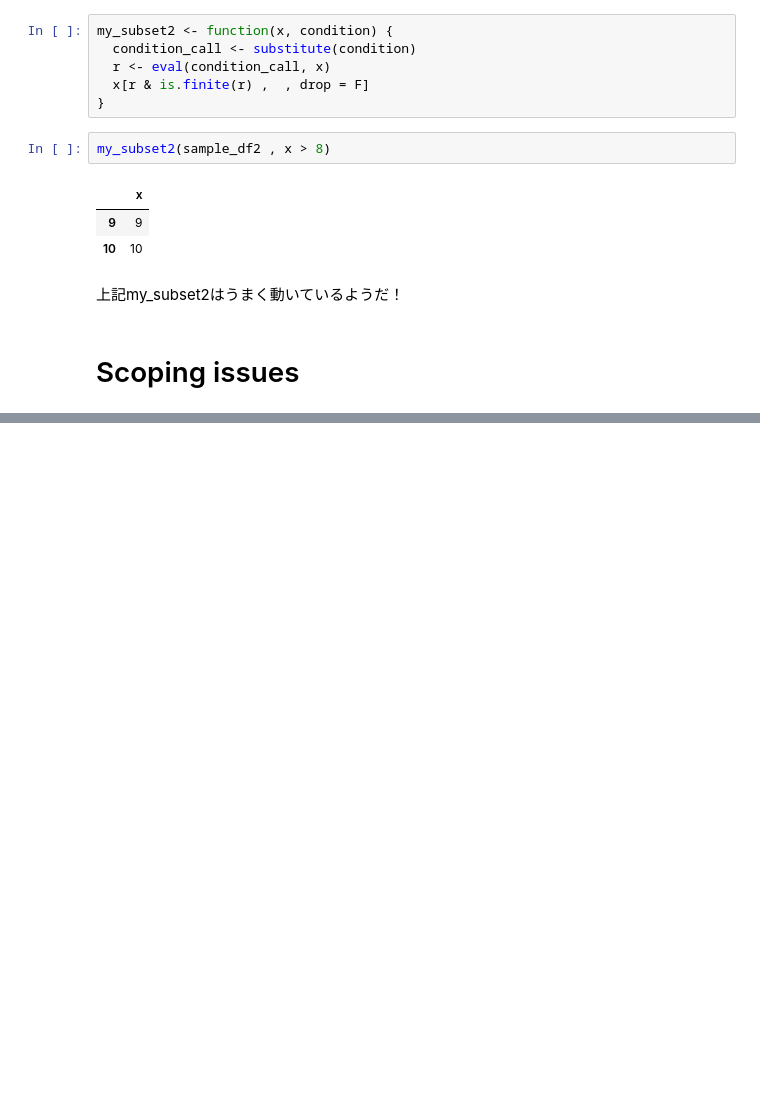
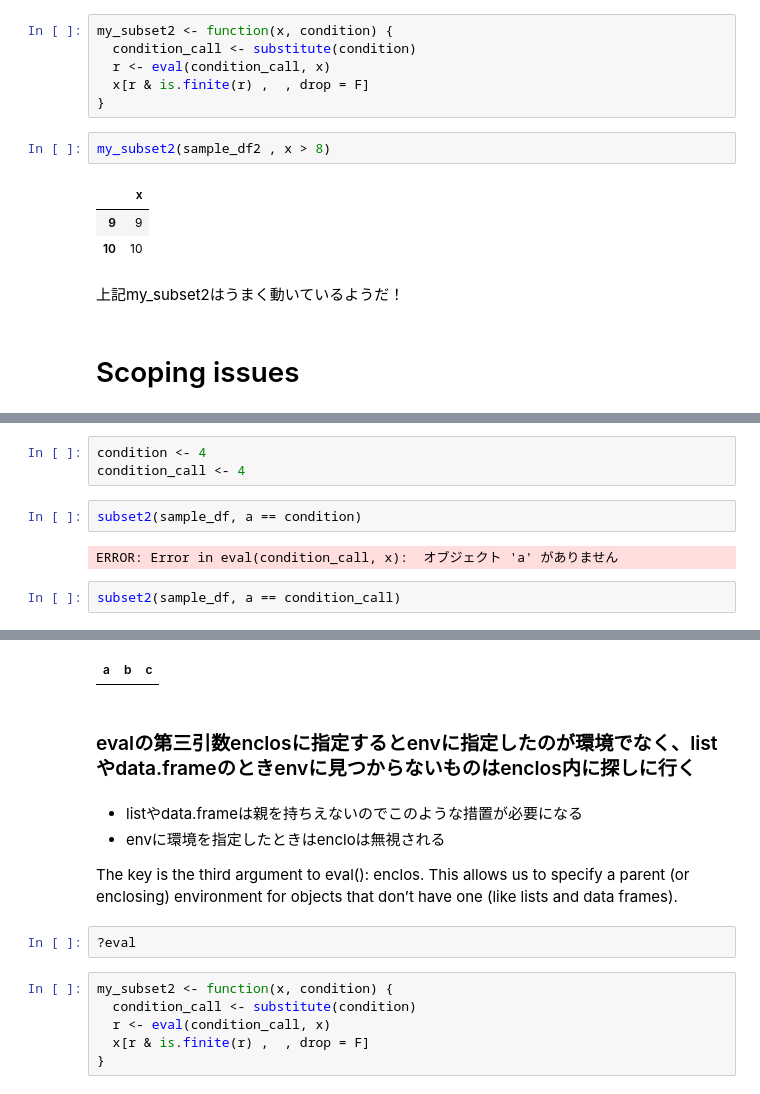
Before and after one commit to unagiinu2k/R_sandbox, a Jupyter notebook: advanced_r_nse.ipynb, the cells around one changed output, grey strips where cells are left out. Cells and saved outputs as stored; diff of their text form; blank space fills up the shorter version.

```diff
--- a/advanced_r_nse.ipynb
+++ b/advanced_r_nse.ipynb
@@ -230,0 +267,10 @@ my_subset2(sample_df2 , x > 8)
+# %%
+condition <- 4
+condition_call <- 4
+# %%
+subset2(sample_df, a == condition)
+# %% [output]
+ERROR: Error in eval(condition_call, x):  オブジェクト 'a' がありません
+# %%
+subset2(sample_df, a == condition_call)
+# %% [output]
@@ -230,0 +279,16 @@ my_subset2(sample_df2 , x > 8)
+| a | b | c |
+# %% [markdown]
+### evalの第三引数enclosに指定するとenvに指定したのが環境でなく、list やdata.frameのときenvに見つからないものはenclos内に探しに行く
+# %% [markdown]
+- listやdata.frameは親を持ちえないのでこのような措置が必要になる
+- envに環境を指定したときはencloは無視される
+
+The key is the third argument to eval(): enclos. This allows us to specify a parent (or enclosing) environment for objects that don’t have one (like lists and data frames).
+# %%
+?eval
+# %%
+my_subset2 <- function(x, condition) {
+  condition_call <- substitute(condition)
+  r <- eval(condition_call, x)
+  x[r & is.finite(r) ,  , drop = F]
+}
```
Also changed, not shown: parts of 10 cells of this notebook.
